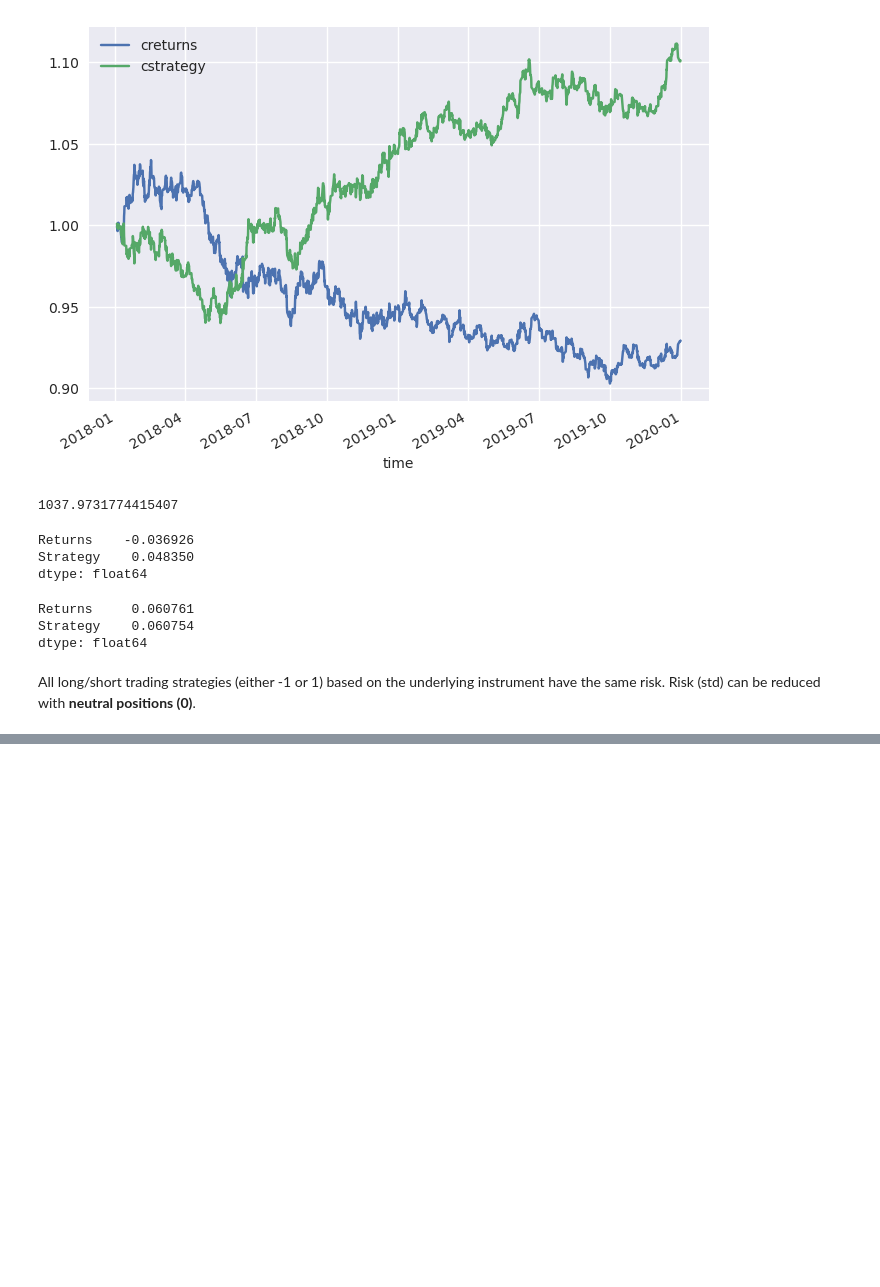
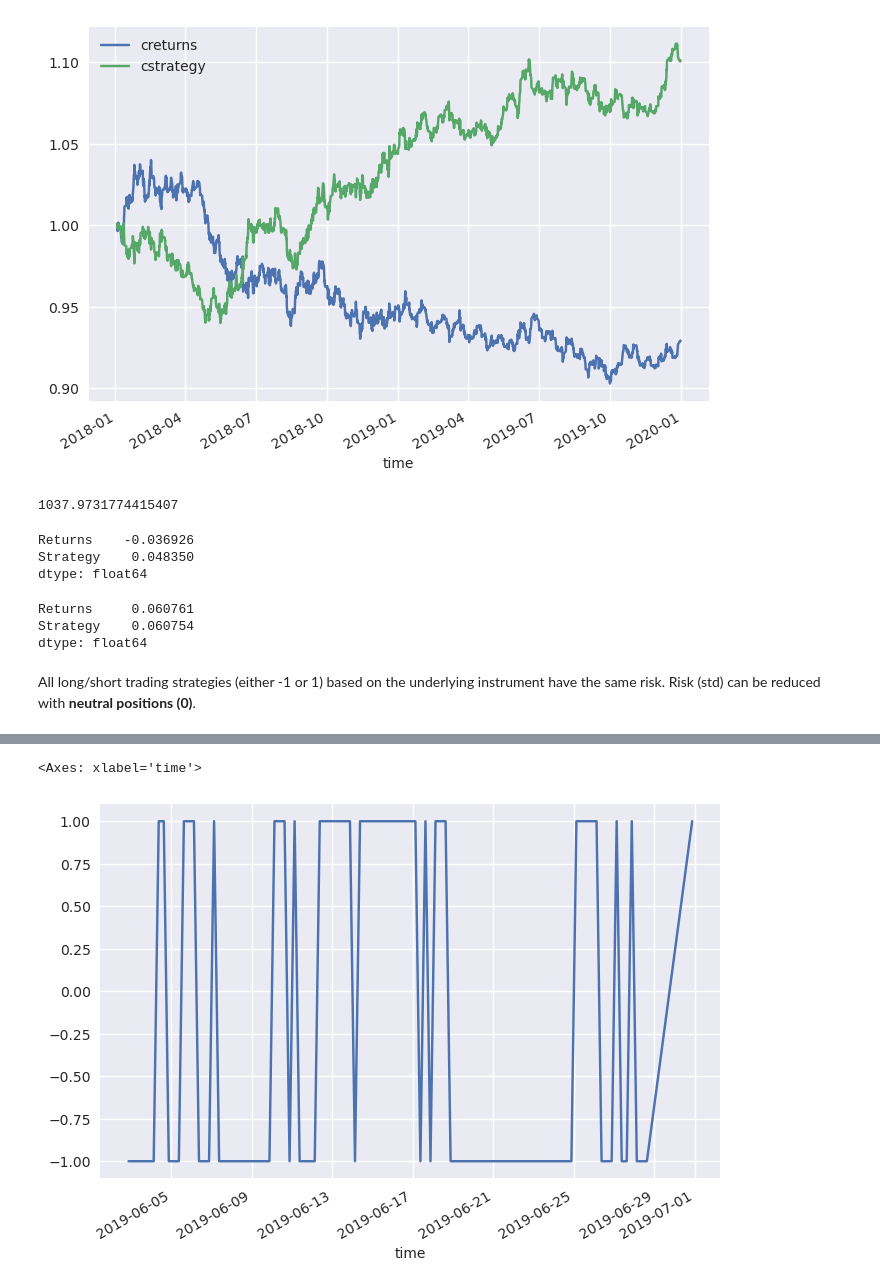
Before and after one commit to mlvhub/quant-learning, a Jupyter notebook: performance-optimization-and-risk-management-for-trading/section-11-backtesting-trading-strategy/backtesting-trading-strategy.ipynb, the cells around one changed output, grey strips where cells are left out. Drawn from its saved outputs; the diff is of its cells as text; code cells hidden in the pictures; blank space fills up the shorter version.

```diff
--- a/performance-optimization-and-risk-management-for-trading/section-11-backtesting-trading-strategy/backtesting-trading-strategy.ipynb
+++ b/performance-optimization-and-risk-management-for-trading/section-11-backtesting-trading-strategy/backtesting-trading-strategy.ipynb
@@ -198,0 +354,5 @@ Risk (std) can be reduced with **neutral positions (0)**.
+# %%
+data.loc["2019--6", "position"].plot()
+# %% [output]
+<Axes: xlabel='time'>
+[figure, added]
```
Also changed, not shown: parts of 48 cells of this notebook, 1 other file.
